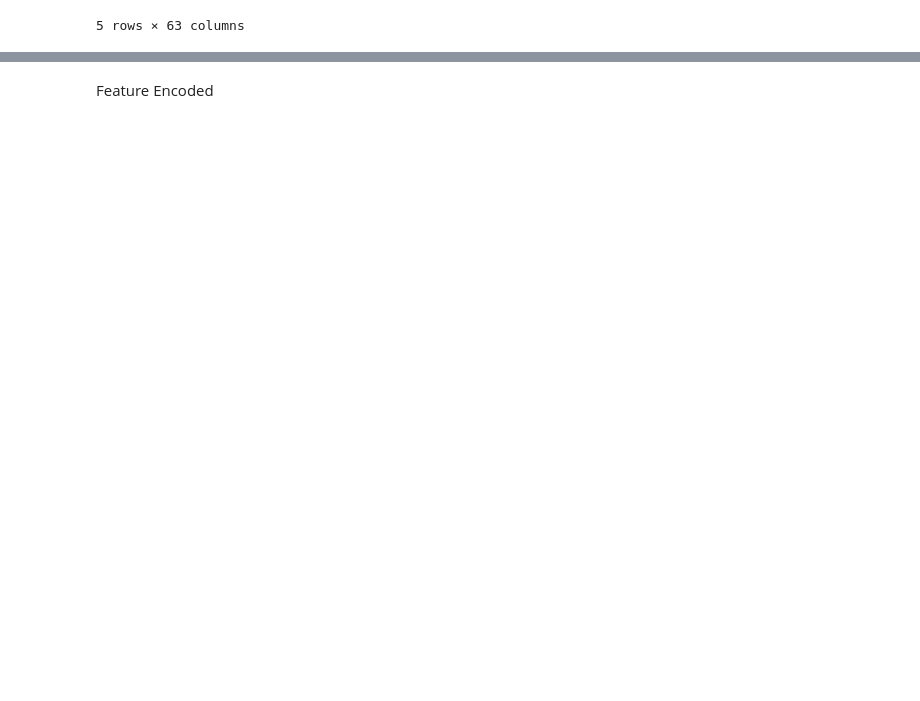
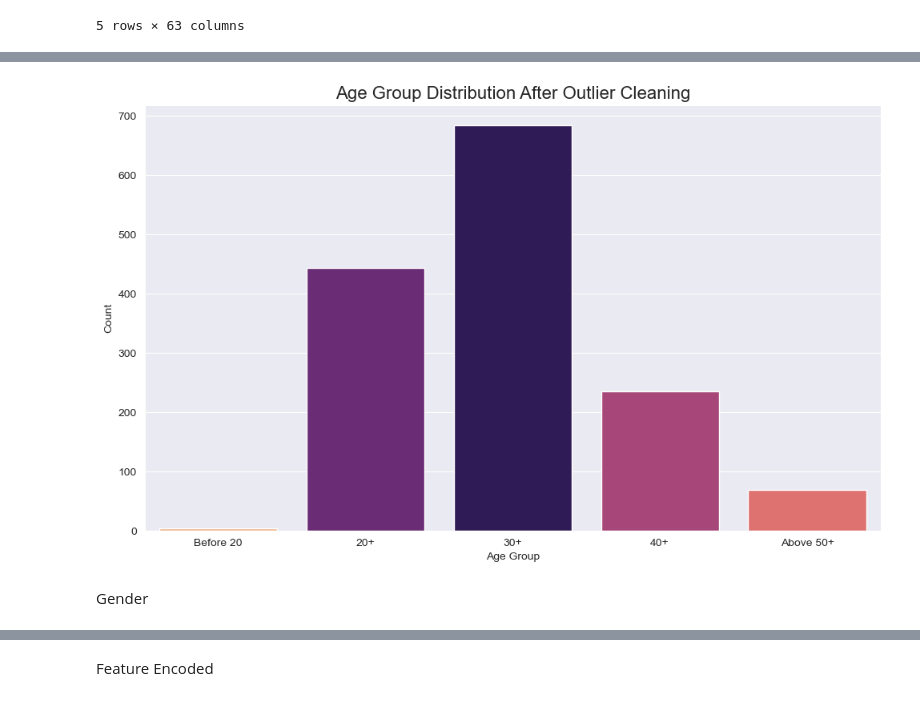
Before and after one commit to Oumaymabamoh/ML_Mental_Health_Cluster_Insights, a Jupyter notebook: data_eda.ipynb, the cells around one changed output, grey strips where cells are left out. Cells and saved outputs as stored; diff of their text form; code cells hidden in the pictures; blank space fills up the shorter version.

```diff
--- a/data_eda.ipynb
+++ b/data_eda.ipynb
@@ -1060,0 +312,56 @@ df_cleaned.to_csv('processed_data/cleaned_data.csv', index=False)
+# %%
+import matplotlib.pyplot as plt
+import seaborn as sns
+
+# Step 1: Clean outliers on df_processed
+df_processed = df_processed[df_processed['Age'].notna()]  # remove NaNs if needed
+df_processed['Age'] = df_processed['Age'].apply(
+    lambda x: round(df_processed[(df_processed['Age'] >= 18) & (df_processed['Age'] <= 75)]['Age'].mean())
+    if x < 18 or x > 75 else x
+)
+
+# Step 2: Define age group function
+def categorize_age(age):
+    if 17 <= age < 20:
+        return 'Before 20'
+    elif 20 <= age < 30:
+        return '20+'
+    elif 30 <= age < 40:
+        return '30+'
+    elif 40 <= age < 50:
+        return '40+'
+    elif 50 <= age <= 75:
+        return 'Above 50+'
+    else:
+        return 'Other'
+
+# Apply grouping
+df_processed['Age Group'] = df_processed['Age'].apply(categorize_age)
+
+# Plot
+plt.figure(figsize=(10, 6))
+sns.set_style("darkgrid")
+sns.countplot(
+    data=df_processed,
+    x='Age Group',
+    order=['Before 20', '20+', '30+', '40+', 'Above 50+'],
+    hue='Age Group',
+    palette='magma',
+    legend=False
+)
+
+#layout adjustment
+plt.tight_layout()
+
+# save img
+output_dir = "images"
+os.makedirs(output_dir, exist_ok=True)
+plot_path = os.path.join(output_dir, "age_group_proportion.png")
+
+plt.title("Age Group Distribution After Outlier Cleaning", fontsize=16)
+plt.xlabel("Age Group")
+plt.ylabel("Count")
+
+plt.show()
+# %% [output]
+[figure, added]
@@ -1060,0 +371,2 @@ df_cleaned.to_csv('processed_data/cleaned_data.csv', index=False)
+# %% [markdown]
+Gender
```
Also changed, not shown: parts of 90 cells of this notebook, 4 other files.
